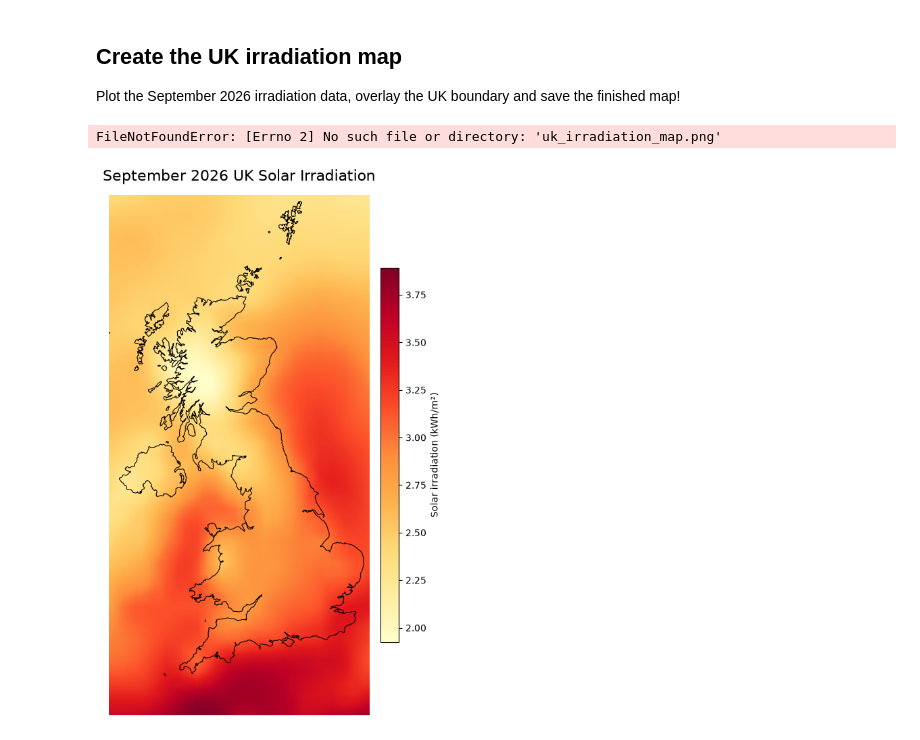
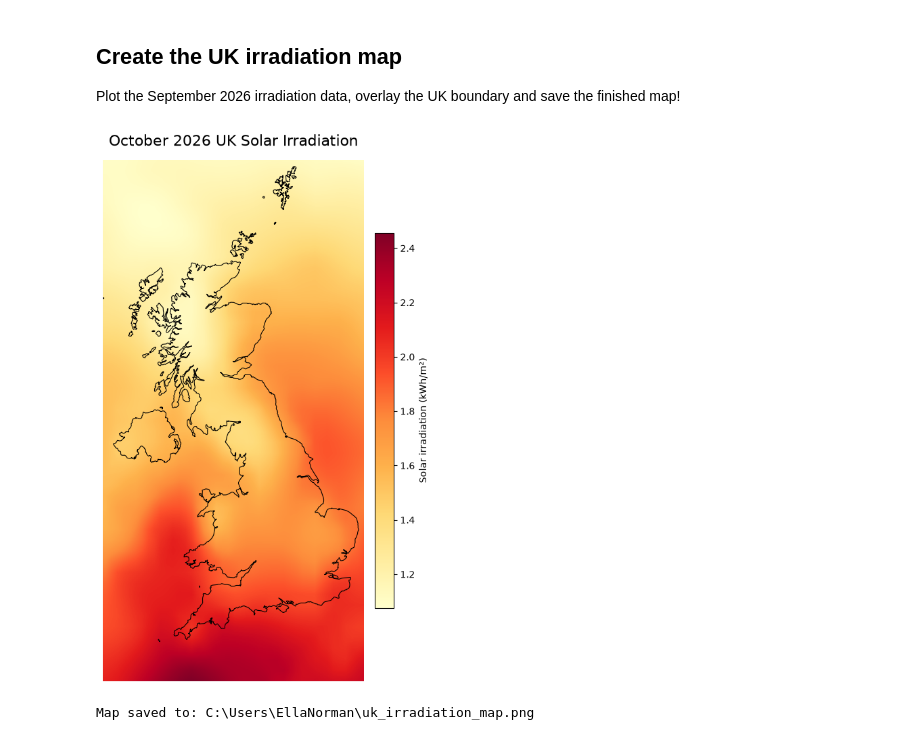
Before and after one commit to InterstELLA42/IrradiationMapProject, a Jupyter notebook: rawdata/Jupyternotebook_code.ipynb, the cells around one changed output. Saved outputs shown, nothing was run; the diff lists cells and outputs as text; code cells hidden in the pictures.

Commit message:
New October 2026 data added to the Raw Data file

```diff
--- a/rawdata/Jupyternotebook_code.ipynb
+++ b/rawdata/Jupyternotebook_code.ipynb
@@ -64,6 +85,6 @@ import xarray as xr
 # %%
 # File settings
-INPUT_FILE = Path("rawdata/era5_uk_ssrd_2026_09.nc")
+INPUT_FILE = Path("Novdata.nc")
 OUTPUT_FILE = Path("uk_irradiation_map.png")
 
 # ERA5 settings
@@ -243,35 +272,37 @@ colourbar.set_label("Solar irradiation (kWh/m²)")
 uk_boundary.boundary.plot(
     ax=ax,
     color="black",
     linewidth=0.8,
 )
 
 ax.set_xlim(UK_BOUNDS["west"], UK_BOUNDS["east"])
 ax.set_ylim(UK_BOUNDS["south"], UK_BOUNDS["north"])
 
 ax.set_xlabel("")
 ax.set_ylabel("")
 ax.set_xticks([])
 ax.set_yticks([])
 
 for spine in ax.spines.values():
     spine.set_visible(False)
 
 ax.set_title(
-    "September 2026 UK Solar Irradiation",
+    "October 2026 UK Solar Irradiation",
     fontsize=16,
     pad=15,
 )
 
+OUTPUT_FILE = Path.home() / "uk_irradiation_map.png"
+
 fig.savefig(
-    OUTPUT_FILE,
+    str(OUTPUT_FILE),
     dpi=300,
     bbox_inches="tight",
 )
 
 plt.show()
 
-print(f"Map saved to: {OUTPUT_FILE.resolve()}")
+print(f"Map saved to: {OUTPUT_FILE}")
 # %% [output]
+[figure, new version]
-FileNotFoundError: [Errno 2] No such file or directory: 'uk_irradiation_map.png'
+Map saved to: C:\Users\EllaNorman\uk_irradiation_map.png
-[figure, old version]
```
Also changed, not shown: parts of 8 cells of this notebook, 1 other file.
